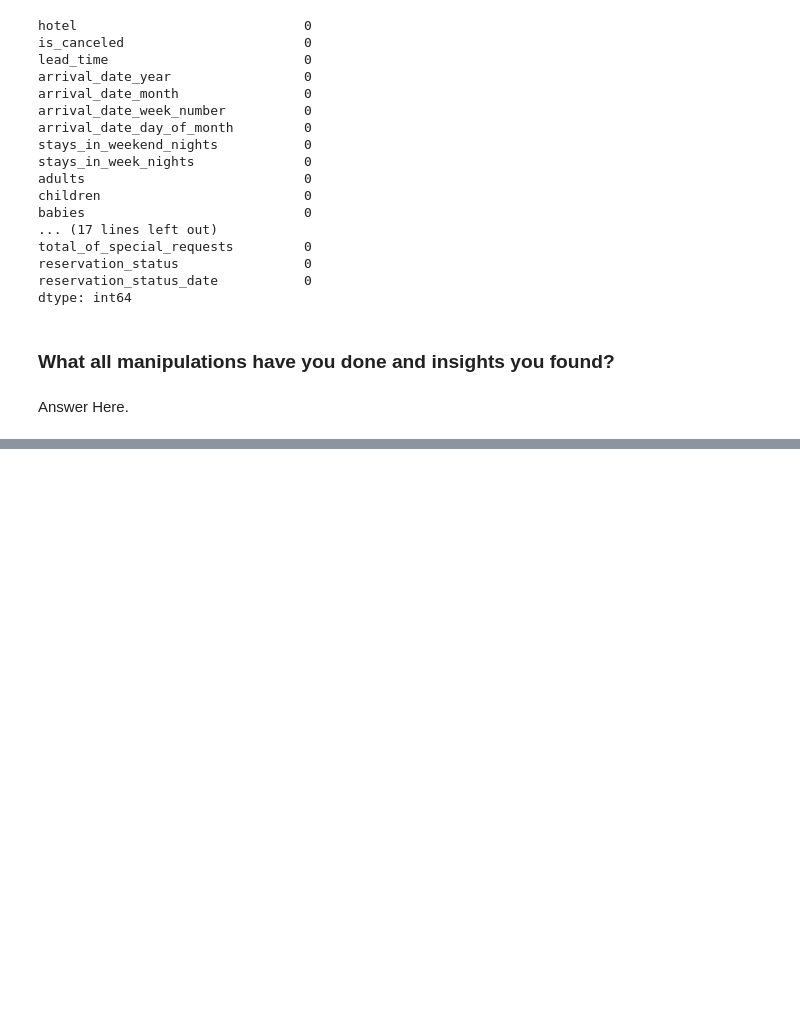
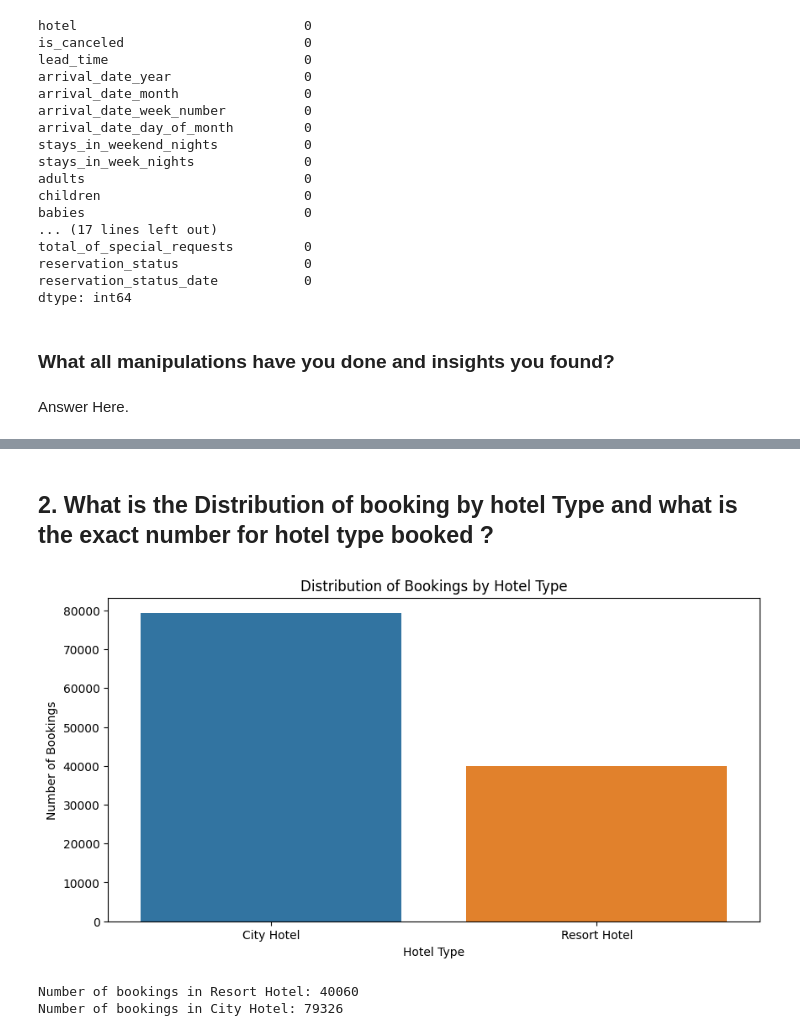
Before and after one commit to GuptaSandip/Hotel_Booking_Analysis_EDA_Project, a Jupyter notebook: Hotel_Booking_Analysis_EDA_Project.ipynb, the cells around one changed output, grey strips where cells are left out. Saved outputs shown, nothing was run; the diff lists cells and outputs as text; code cells hidden in the pictures; blank space fills up the shorter version.

```diff
--- a/Hotel_Booking_Analysis_EDA_Project.ipynb
+++ b/Hotel_Booking_Analysis_EDA_Project.ipynb
@@ -317,0 +368,19 @@ Answer Here.
+# %% [markdown]
+## 2. What is the Distribution of booking by hotel Type and what is the exact number for hotel type booked ?
+# %%
+# chart 2
+hotel_counts = df['hotel'].value_counts()
+plt.figure(figsize=(10,5))
+sns.barplot(x=hotel_counts.index, y=hotel_counts.values)
+plt.xlabel('Hotel Type')
+plt.ylabel('Number of Bookings')
+plt.title('Distribution of Bookings by Hotel Type')
+plt.show()
+
+# Print the counts
+print("Number of bookings in Resort Hotel:", hotel_counts['Resort Hotel'])
+print("Number of bookings in City Hotel:", hotel_counts['City Hotel'])
+# %% [output]
+[figure, added]
+Number of bookings in Resort Hotel: 40060
+Number of bookings in City Hotel: 79326
```
Also changed, not shown: parts of 35 cells of this notebook.
